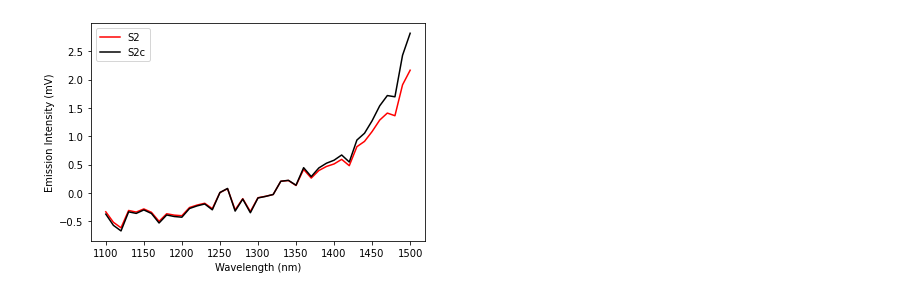
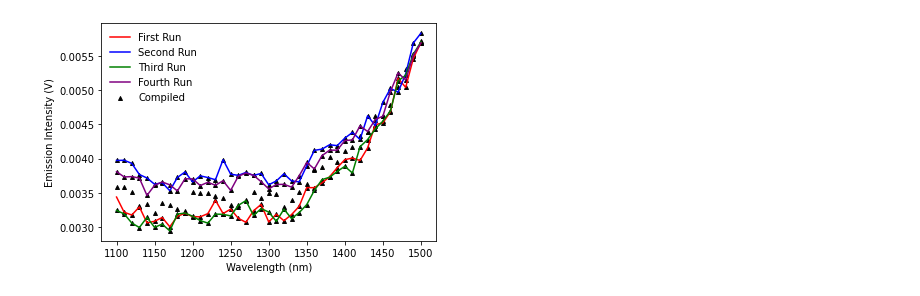
Before and after one commit to teoyi/PROJECT-Automate-Research-Process, a Jupyter notebook: test_v3.ipynb, the cells around one changed output. Saved outputs shown, nothing was run; the diff lists cells and outputs as text; code cells hidden in the pictures.

Commit message:
Gathered more plots of compiled data before processing

```diff
--- a/test_v3.ipynb
+++ b/test_v3.ipynb
@@ -6,19 +6,58 @@ import os
 import os.path
 from scipy.optimize import curve_fit
 # %%
-# Loading file, and obtaining long name components
-path = "./updated_test/995/202_p20_n1_x_100_IT_10_A.csv"
-df = pd.read_csv(path)
-df = df.drop(index=0)
-df = df.astype('float64')
-df['S2'] = df['S2']*1000
-df['S2c'] = df['S2c']*1000
-plt.plot(df['Wavelength'], df['S2'], label='S2', color='red')
-plt.plot(df['Wavelength'], df['S2c'], label='S2c', color = 'black')
-plt.xlabel('Wavelength (nm)')
-plt.ylabel('Emission Intensity (mV)')
-plt.legend()
-plt.savefig('s2compare.png', bbox_inches='tight')
-plt.show()
+# # Loading file, and obtaining long name components
+# path = "./updated_test/995/202_p20_n1_x_100_IT_10_A.csv"
+# df = pd.read_csv(path)
+# df = df.drop(index=0)
+# df = df.astype('float64')
+# df['S2'] = df['S2']*1000
+# df['S2c'] = df['S2c']*1000
+# plt.plot(df['Wavelength'], df['S2'], label='S2', color='red')
+# plt.plot(df['Wavelength'], df['S2c'], label='S2c', color = 'black')
+# plt.xlabel('Wavelength (nm)')
+# plt.ylabel('Emission Intensity (mV)')
+# plt.legend()
+# plt.savefig('s2compare.png', bbox_inches='tight')
+# plt.show()
-# %% [output]
-[figure, removed]
+# %%
+# For 843
+path1 = "./updated_test/843/202_n10_n1_x_100_10_IT_10_A.csv"
+path2 = "./updated_test/843/202_n10_n1_x_100_10_IT_10_B.csv"
+path3 = "./updated_test/843/202_n10_n1_x_100_10_IT_10_C.csv"
+path4 = "./updated_test/843/202_n10_n1_x_100_10_IT_10_D.csv"
+finalpath = "./updated_test/843/final_data/202_n10_n1_x_100_10_IT_10"
+
+df1 = pd.read_csv(path1)
+df1 = df1.drop(index=0)
+df1 = df1.astype('float64')
+
+df2 = pd.read_csv(path2)
+df2 = df2.drop(index=0)
+df2 = df2.astype('float64')
+
+df3 = pd.read_csv(path3)
+df3 = df3.drop(index=0)
+df3 = df3.astype('float64')
+
+df4 = pd.read_csv(path4)
+df4 = df4.drop(index=0)
+df4 = df4.astype('float64')
+
+df_final = pd.read_csv(finalpath)
+df_final = df_final.drop(index=0)
+df_final = df_final.astype('float64')
+
+plt.figure()
+plt.plot(df1['Wavelength'],df1['S2c'], color='red' , zorder=1, label='First Run')
+plt.plot(df2['Wavelength'],df2['S2c'], color='blue', zorder=1, label='Second Run')
+plt.plot(df3['Wavelength'],df3['S2c'], color='green', zorder=1, label='Third Run')
+plt.plot(df4['Wavelength'],df4['S2c'], color='purple',zorder=1, label='Fourth Run')
+plt.scatter(df_final['Wavelength'],df_final['S2c'], color='black', zorder=0, s=15, marker="^", label='Compiled')
+plt.legend(frameon=False)
+plt.xlabel("Wavelength (nm)")
+plt.ylabel("Emission Intensity (V)")
+plt.savefig('843compiled.png', bbox_inches='tight')
+plt.show()
+# %% [output]
+[figure, added]
```
Also changed, not shown: parts of 2 cells of this notebook.
